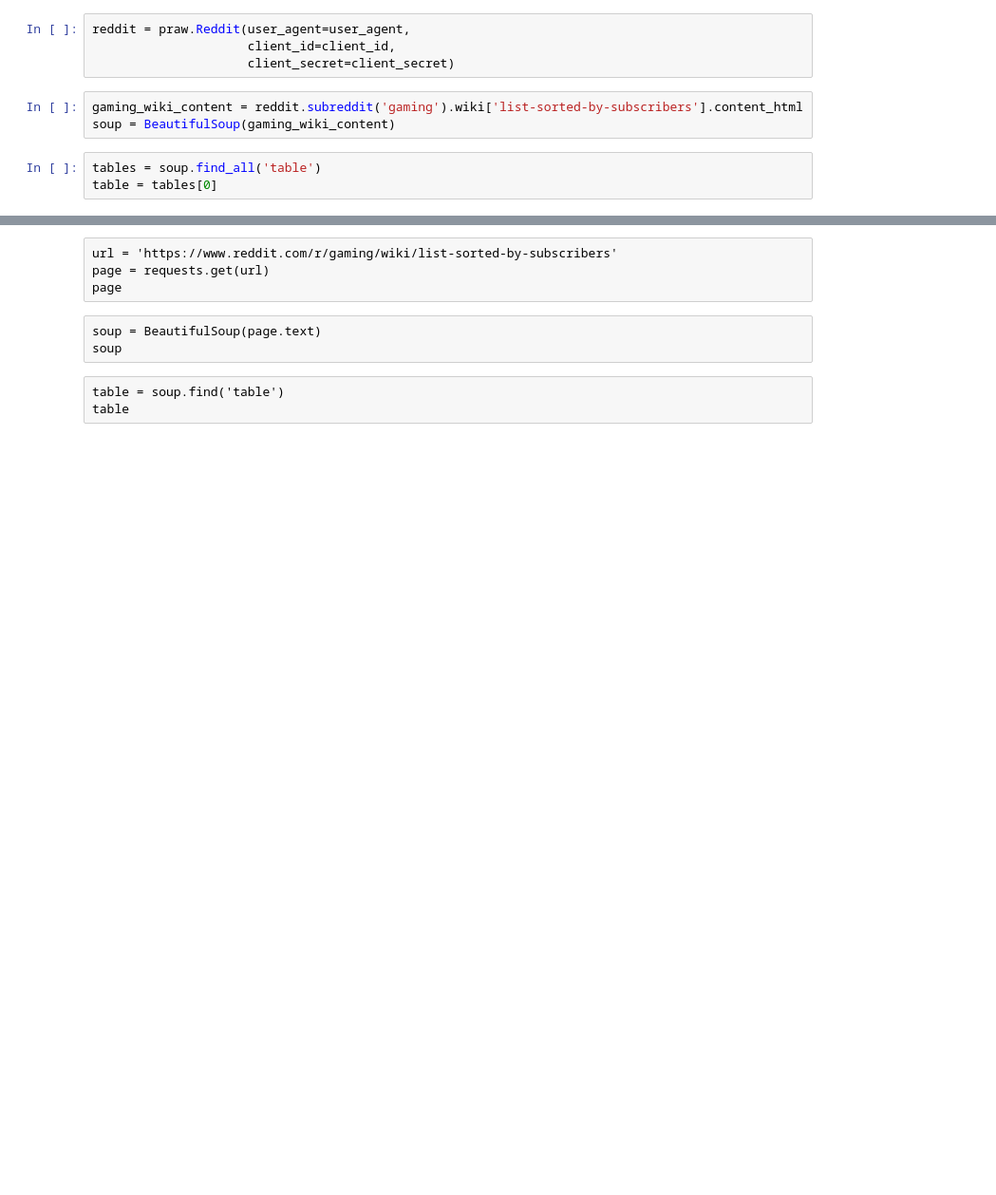
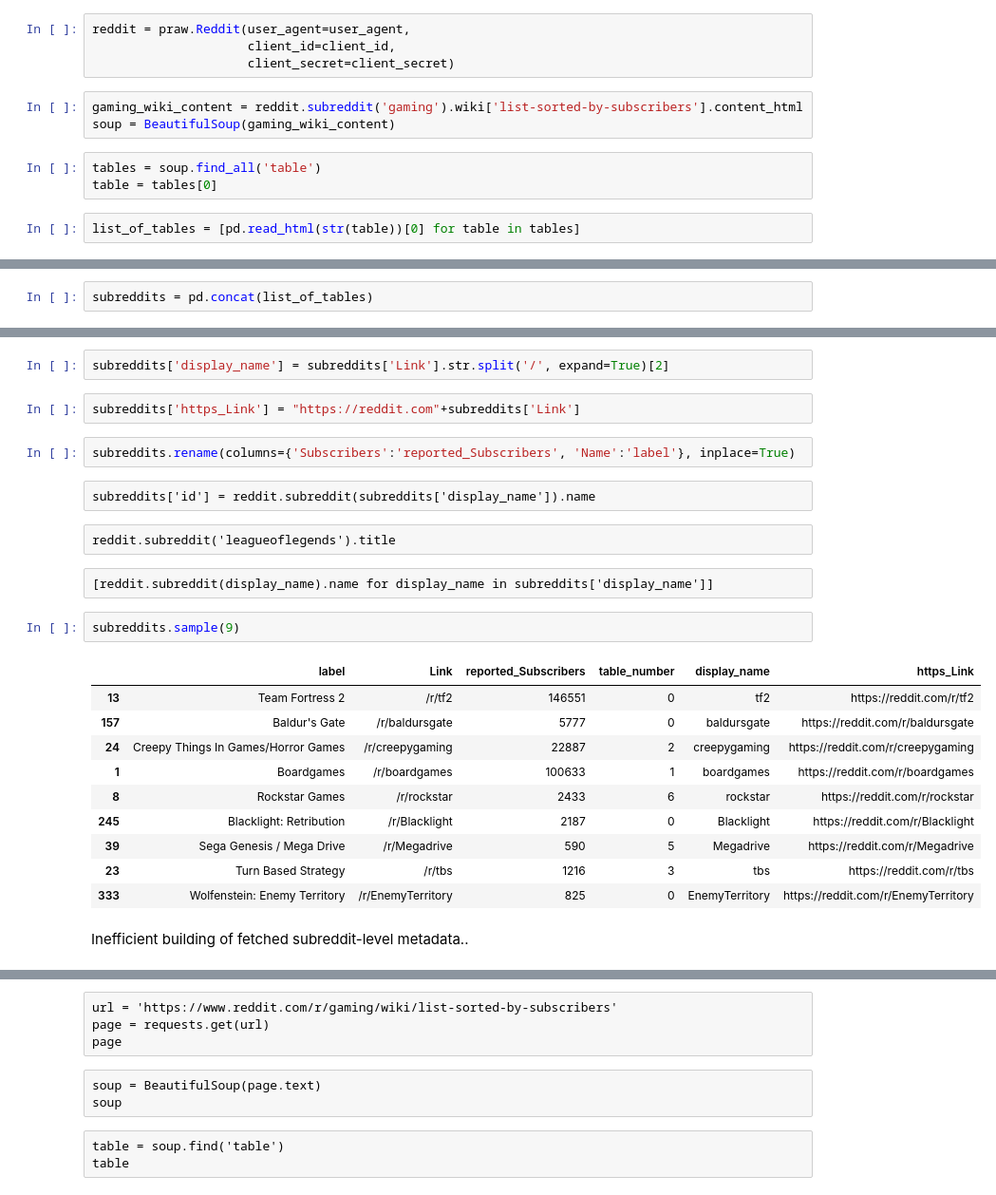
Before and after one commit to ianad/sm-reddit, a Jupyter notebook: work/get_subreddit_info.ipynb, the cells around one changed output, grey strips where cells are left out. Shown: that part at 95% size. Cells and saved outputs as stored; diff of their text form; blank space fills up the shorter version.

Commit message:
expand subreddit list, metadata, start digging up submissions

```diff
--- a/work/get_subreddit_info.ipynb
+++ b/work/get_subreddit_info.ipynb
@@ -15,3 +15,5 @@ soup = BeautifulSoup(gaming_wiki_content)
 # %%
 tables = soup.find_all('table')
 table = tables[0]
+# %%
+list_of_tables = [pd.read_html(str(table))[0] for table in tables]
@@ -17,0 +25,2 @@ table = tables[0]
+# %%
+subreddits = pd.concat(list_of_tables)
@@ -17,0 +40,27 @@ table = tables[0]
+# %%
+subreddits['display_name'] = subreddits['Link'].str.split('/', expand=True)[2]
+# %%
+subreddits['https_Link'] = "https://reddit.com"+subreddits['Link']
+# %%
+subreddits.rename(columns={'Subscribers':'reported_Subscribers', 'Name':'label'}, inplace=True)
+# %% [raw]
+subreddits['id'] = reddit.subreddit(subreddits['display_name']).name
+# %% [raw]
+reddit.subreddit('leagueoflegends').title
+# %% [raw]
+[reddit.subreddit(display_name).name for display_name in subreddits['display_name']]
+# %%
+subreddits.sample(9)
+# %% [output]
+|  | label | Link | reported_Subscribers | table_number | display_name | https_Link |
+| 13 | Team Fortress 2 | /r/tf2 | 146551 | 0 | tf2 | https://reddit.com/r/tf2 |
+| 157 | Baldur's Gate | /r/baldursgate | 5777 | 0 | baldursgate | https://reddit.com/r/baldursgate |
+| 24 | Creepy Things In Games/Horror Games | /r/creepygaming | 22887 | 2 | creepygaming | https://reddit.com/r/creepygaming |
+| 1 | Boardgames | /r/boardgames | 100633 | 1 | boardgames | https://reddit.com/r/boardgames |
+| 8 | Rockstar Games | /r/rockstar | 2433 | 6 | rockstar | https://reddit.com/r/rockstar |
+| 245 | Blacklight: Retribution | /r/Blacklight | 2187 | 0 | Blacklight | https://reddit.com/r/Blacklight |
+| 39 | Sega Genesis / Mega Drive | /r/Megadrive | 590 | 5 | Megadrive | https://reddit.com/r/Megadrive |
+| 23 | Turn Based Strategy | /r/tbs | 1216 | 3 | tbs | https://reddit.com/r/tbs |
+| 333 | Wolfenstein: Enemy Territory | /r/EnemyTerritory | 825 | 0 | EnemyTerritory | https://reddit.com/r/EnemyTerritory |
+# %% [markdown]
+Inefficient building of fetched subreddit-level metadata..
```
Also changed, not shown: parts of 45 cells of this notebook.
